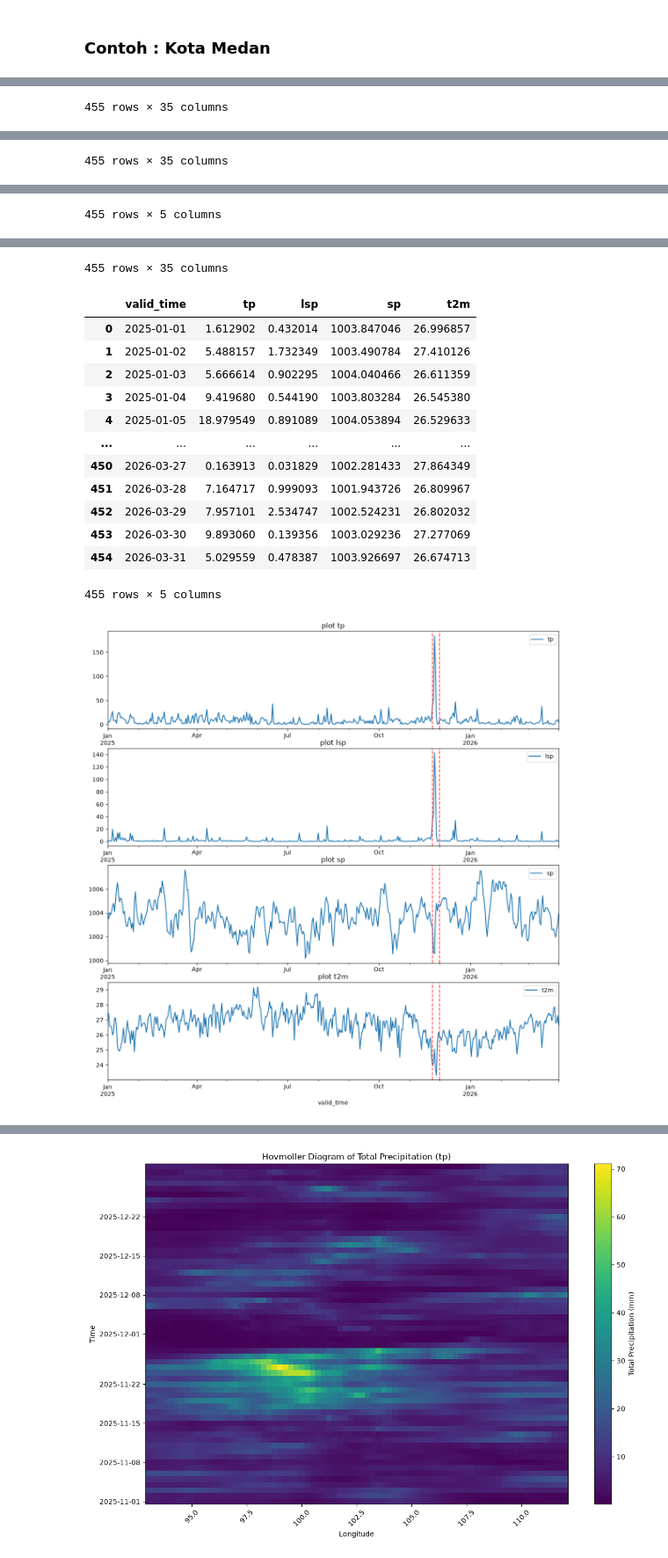
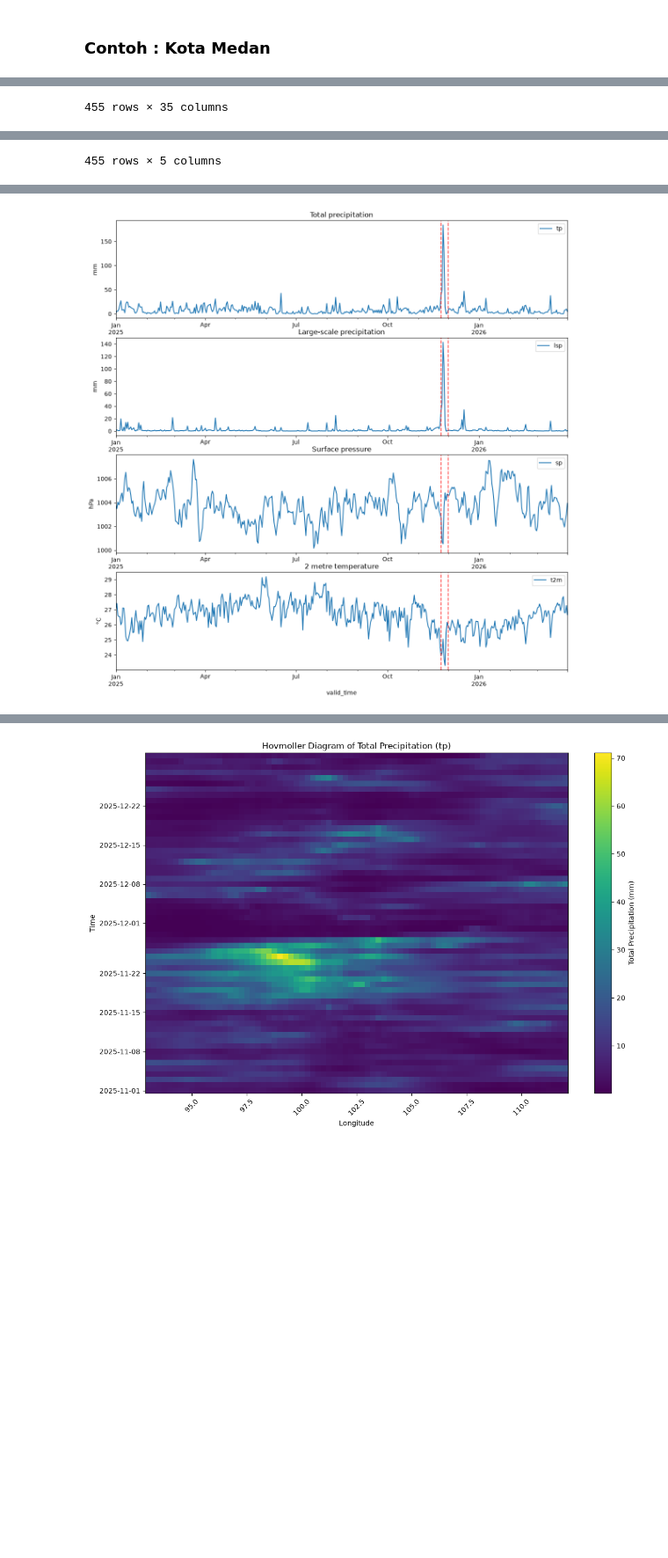
Before and after one commit to apriarami789/Senyar_Cylone, a Jupyter notebook: SenyarCylone_ERA5_Analysis.ipynb, the cells around one changed output, grey strips where cells are left out. Shown at 88% size. Cells and saved outputs as stored; diff of their text form; code cells hidden in the pictures; blank space fills up the shorter version.

```diff
--- a/SenyarCylone_ERA5_Analysis.ipynb
+++ b/SenyarCylone_ERA5_Analysis.ipynb
@@ -105,10 +130,12 @@ daily_tp['t2m'] = daily_tp['t2m'] - 273.15
 display(daily_tp)
 
 # Plot with subplots
+units_var = {'tp': 'mm', 'lsp': 'mm', 'sp': 'hPa', 't2m': '°C'}
 fig, axes = plt.subplots(4, 1, figsize=(14,14))
 for i, col in enumerate (['tp','lsp','sp','t2m']):
     daily_tp.plot(kind='line', x='valid_time', y=col,
-                  title=f'plot {col}', ax=axes[i])
+                  title=f'{var_name[col]}', ax=axes[i])
+    axes[i].set_ylabel(f'{units_var[col]}')
 
 # Add vertical lines to each subplot
 for ax in axes:
@@ -143 +170 @@ for ax in axes:
-455 rows × 35 columns
+455 rows × 5 columns
@@ -156 +170,0 @@ for ax in axes:
-455 rows × 5 columns
@@ -169,18 +171,4 @@ for ax in axes:
-455 rows × 35 columns
-|  | valid_time | tp | lsp | sp | t2m |
-| 0 | 2025-01-01 | 1.612902 | 0.432014 | 1003.847046 | 26.996857 |
-| 1 | 2025-01-02 | 5.488157 | 1.732349 | 1003.490784 | 27.410126 |
-| 2 | 2025-01-03 | 5.666614 | 0.902295 | 1004.040466 | 26.611359 |
-| 3 | 2025-01-04 | 9.419680 | 0.544190 | 1003.803284 | 26.545380 |
-| 4 | 2025-01-05 | 18.979549 | 0.891089 | 1004.053894 | 26.529633 |
-| ... | ... | ... | ... | ... | ... |
-| 450 | 2026-03-27 | 0.163913 | 0.031829 | 1002.281433 | 27.864349 |
-| 451 | 2026-03-28 | 7.164717 | 0.999093 | 1001.943726 | 26.809967 |
-| 452 | 2026-03-29 | 7.957101 | 2.534747 | 1002.524231 | 26.802032 |
-| 453 | 2026-03-30 | 9.893060 | 0.139356 | 1003.029236 | 27.277069 |
-| 454 | 2026-03-31 | 5.029559 | 0.478387 | 1003.926697 | 26.674713 |
-455 rows × 5 columns
-[figure, old version]
+[figure, new version]
 # %% [markdown]
 Tabel berikut merinci kepanjangan dari singkatan nama variabel pada dataset `ds` beserta satuannya, diformat menggunakan LaTeX untuk keperluan ilmiah:
 
```
Also changed, not shown: parts of 5 cells of this notebook, 1 other file.
